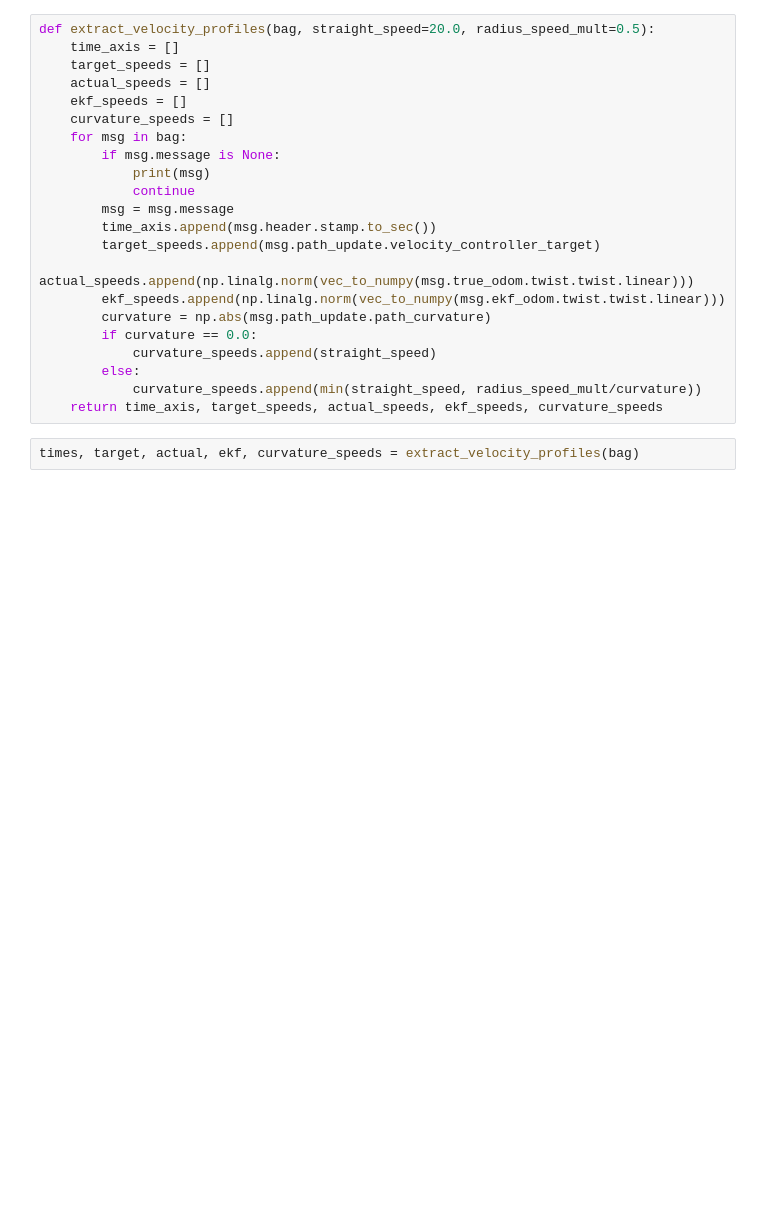
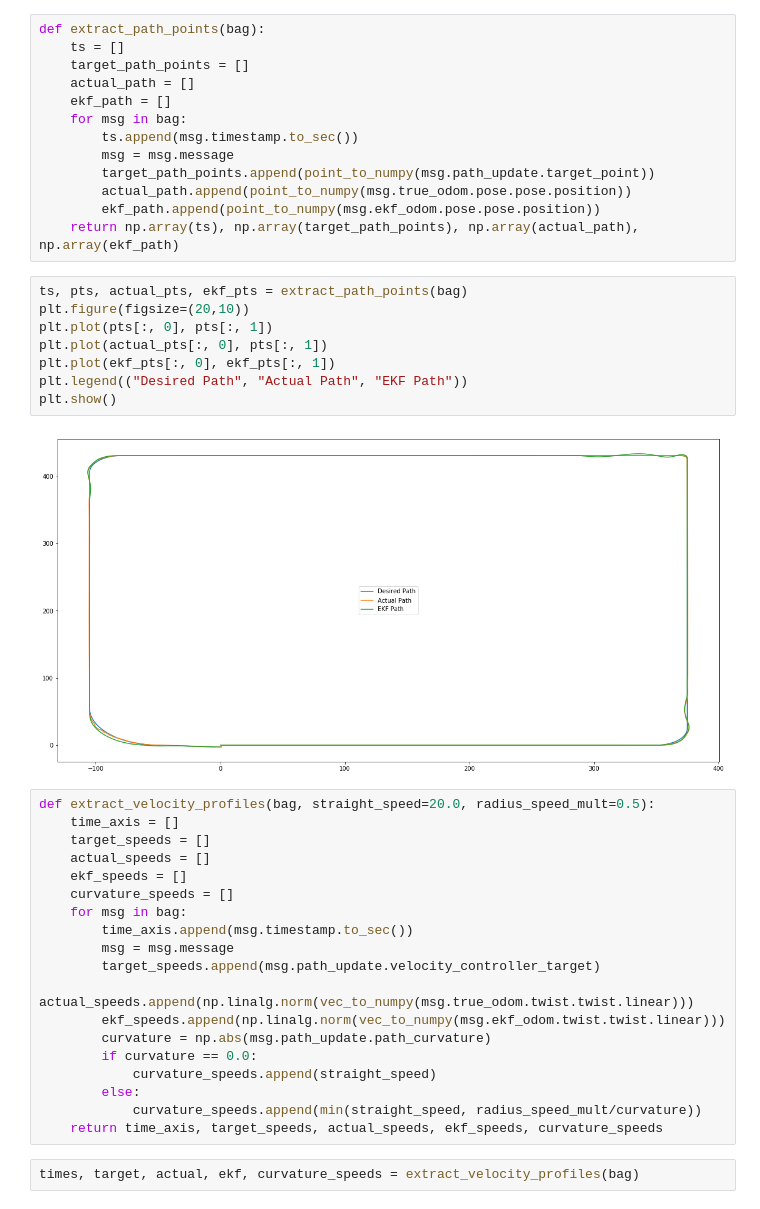
Before and after one commit to flyingsilverfin/AV-Camera-Placement, a Jupyter notebook: evaluation/parallel_simulation/Log Analysis.ipynb, the cells around one changed output. Saved outputs shown, nothing was run; the diff lists cells and outputs as text; blank space fills up the shorter version.

```diff
--- a/evaluation/parallel_simulation/Log Analysis.ipynb
+++ b/evaluation/parallel_simulation/Log Analysis.ipynb
@@ -134,3 +160,26 @@ NotebookApp.rate_limit_window=3.0 (secs)
+# %%
+def extract_path_points(bag):
+    ts = []
+    target_path_points = []
+    actual_path = []
+    ekf_path = []
+    for msg in bag:
+        ts.append(msg.timestamp.to_sec())
+        msg = msg.message
+        target_path_points.append(point_to_numpy(msg.path_update.target_point))
+        actual_path.append(point_to_numpy(msg.true_odom.pose.pose.position))
+        ekf_path.append(point_to_numpy(msg.ekf_odom.pose.pose.position))
+    return np.array(ts), np.array(target_path_points), np.array(actual_path), np.array(ekf_path)
+# %%
+ts, pts, actual_pts, ekf_pts = extract_path_points(bag)
+plt.figure(figsize=(20,10))
+plt.plot(pts[:, 0], pts[:, 1])
+plt.plot(actual_pts[:, 0], pts[:, 1])
+plt.plot(ekf_pts[:, 0], ekf_pts[:, 1])
+plt.legend(("Desired Path", "Actual Path", "EKF Path"))
+plt.show()
+# %% [output]
+[figure, added]
 # %%
 def extract_velocity_profiles(bag, straight_speed=20.0, radius_speed_mult=0.5):
     time_axis = []
@@ -139,11 +188,8 @@ def extract_velocity_profiles(bag, straight_speed=20.0, radius_speed_mult=0.5):
     ekf_speeds = []
     curvature_speeds = []
     for msg in bag:
-        if msg.message is None:
-            print(msg)
-            continue
+        time_axis.append(msg.timestamp.to_sec())
         msg = msg.message
-        time_axis.append(msg.header.stamp.to_sec())
         target_speeds.append(msg.path_update.velocity_controller_target)
         actual_speeds.append(np.linalg.norm(vec_to_numpy(msg.true_odom.twist.twist.linear)))
         ekf_speeds.append(np.linalg.norm(vec_to_numpy(msg.ekf_odom.twist.twist.linear)))
```
Also changed, not shown: parts of 31 cells of this notebook, 6 other files.
